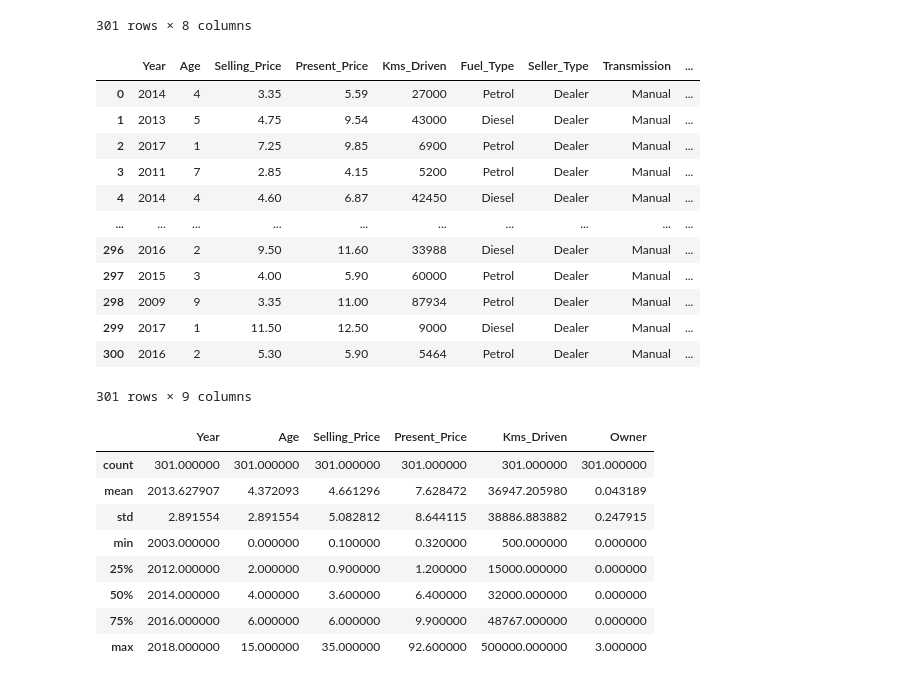
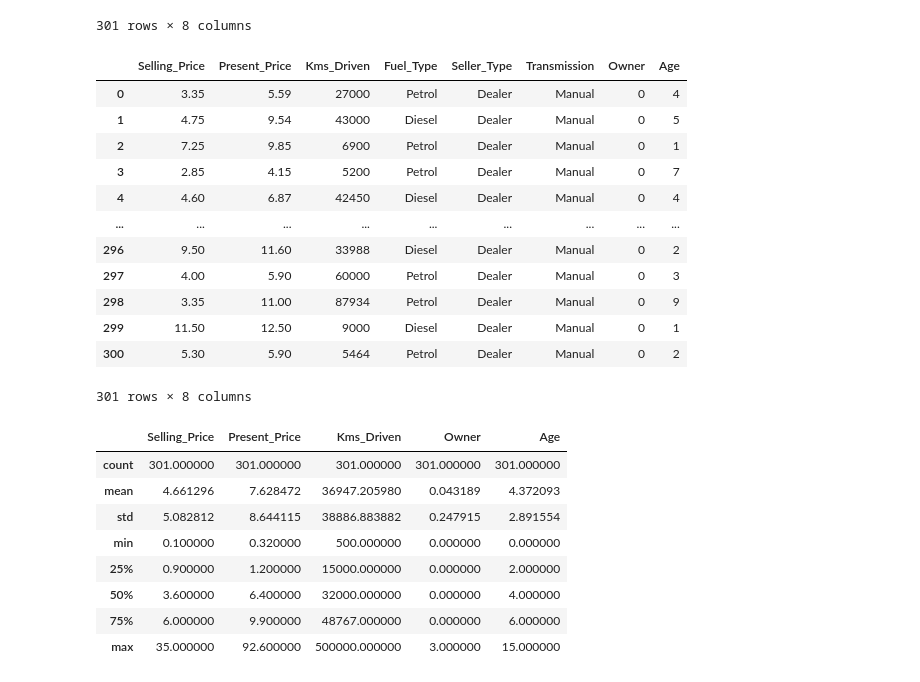
Before and after one commit to sntk-76/car-price-estimation-, a Jupyter notebook: car_estimation_price.ipynb, the cells around one changed output. Saved outputs shown, nothing was run; the diff lists cells and outputs as text; code cells hidden in the pictures.

```diff
--- a/car_estimation_price.ipynb
+++ b/car_estimation_price.ipynb
@@ -60,32 +94,32 @@ working_df
 301 rows × 8 columns
 # %%
 max_year= np.max(working_df['Year'])
-working_df.insert(1,column='Age',value = 0)
 working_df['Age'] = max_year - working_df['Year']
+working_df.drop('Year',axis=1,inplace=True)
 working_df
 # %% [output]
-|  | Year | Age | Selling_Price | Present_Price | Kms_Driven | Fuel_Type | Seller_Type | Transmission | ... |
-| 0 | 2014 | 4 | 3.35 | 5.59 | 27000 | Petrol | Dealer | Manual | ... |
-| 1 | 2013 | 5 | 4.75 | 9.54 | 43000 | Diesel | Dealer | Manual | ... |
-| 2 | 2017 | 1 | 7.25 | 9.85 | 6900 | Petrol | Dealer | Manual | ... |
-| 3 | 2011 | 7 | 2.85 | 4.15 | 5200 | Petrol | Dealer | Manual | ... |
-| 4 | 2014 | 4 | 4.60 | 6.87 | 42450 | Diesel | Dealer | Manual | ... |
-| ... | ... | ... | ... | ... | ... | ... | ... | ... | ... |
-| 296 | 2016 | 2 | 9.50 | 11.60 | 33988 | Diesel | Dealer | Manual | ... |
-| 297 | 2015 | 3 | 4.00 | 5.90 | 60000 | Petrol | Dealer | Manual | ... |
-| 298 | 2009 | 9 | 3.35 | 11.00 | 87934 | Petrol | Dealer | Manual | ... |
-| 299 | 2017 | 1 | 11.50 | 12.50 | 9000 | Diesel | Dealer | Manual | ... |
-| 300 | 2016 | 2 | 5.30 | 5.90 | 5464 | Petrol | Dealer | Manual | ... |
+|  | Selling_Price | Present_Price | Kms_Driven | Fuel_Type | Seller_Type | Transmission | Owner | Age |
+| 0 | 3.35 | 5.59 | 27000 | Petrol | Dealer | Manual | 0 | 4 |
+| 1 | 4.75 | 9.54 | 43000 | Diesel | Dealer | Manual | 0 | 5 |
+| 2 | 7.25 | 9.85 | 6900 | Petrol | Dealer | Manual | 0 | 1 |
+| 3 | 2.85 | 4.15 | 5200 | Petrol | Dealer | Manual | 0 | 7 |
+| 4 | 4.60 | 6.87 | 42450 | Diesel | Dealer | Manual | 0 | 4 |
+| ... | ... | ... | ... | ... | ... | ... | ... | ... |
+| 296 | 9.50 | 11.60 | 33988 | Diesel | Dealer | Manual | 0 | 2 |
+| 297 | 4.00 | 5.90 | 60000 | Petrol | Dealer | Manual | 0 | 3 |
+| 298 | 3.35 | 11.00 | 87934 | Petrol | Dealer | Manual | 0 | 9 |
+| 299 | 11.50 | 12.50 | 9000 | Diesel | Dealer | Manual | 0 | 1 |
+| 300 | 5.30 | 5.90 | 5464 | Petrol | Dealer | Manual | 0 | 2 |
-301 rows × 9 columns
+301 rows × 8 columns
 # %%
 working_df.describe()
 # %% [output]
-|  | Year | Age | Selling_Price | Present_Price | Kms_Driven | Owner |
-| count | 301.000000 | 301.000000 | 301.000000 | 301.000000 | 301.000000 | 301.000000 |
-| mean | 2013.627907 | 4.372093 | 4.661296 | 7.628472 | 36947.205980 | 0.043189 |
-| std | 2.891554 | 2.891554 | 5.082812 | 8.644115 | 38886.883882 | 0.247915 |
-| min | 2003.000000 | 0.000000 | 0.100000 | 0.320000 | 500.000000 | 0.000000 |
-| 25% | 2012.000000 | 2.000000 | 0.900000 | 1.200000 | 15000.000000 | 0.000000 |
-| 50% | 2014.000000 | 4.000000 | 3.600000 | 6.400000 | 32000.000000 | 0.000000 |
-| 75% | 2016.000000 | 6.000000 | 6.000000 | 9.900000 | 48767.000000 | 0.000000 |
-| max | 2018.000000 | 15.000000 | 35.000000 | 92.600000 | 500000.000000 | 3.000000 |
+|  | Selling_Price | Present_Price | Kms_Driven | Owner | Age |
+| count | 301.000000 | 301.000000 | 301.000000 | 301.000000 | 301.000000 |
+| mean | 4.661296 | 7.628472 | 36947.205980 | 0.043189 | 4.372093 |
+| std | 5.082812 | 8.644115 | 38886.883882 | 0.247915 | 2.891554 |
+| min | 0.100000 | 0.320000 | 500.000000 | 0.000000 | 0.000000 |
+| 25% | 0.900000 | 1.200000 | 15000.000000 | 0.000000 | 2.000000 |
+| 50% | 3.600000 | 6.400000 | 32000.000000 | 0.000000 | 4.000000 |
+| 75% | 6.000000 | 9.900000 | 48767.000000 | 0.000000 | 6.000000 |
+| max | 35.000000 | 92.600000 | 500000.000000 | 3.000000 | 15.000000 |
```
Also changed, not shown: parts of 62 cells of this notebook.
